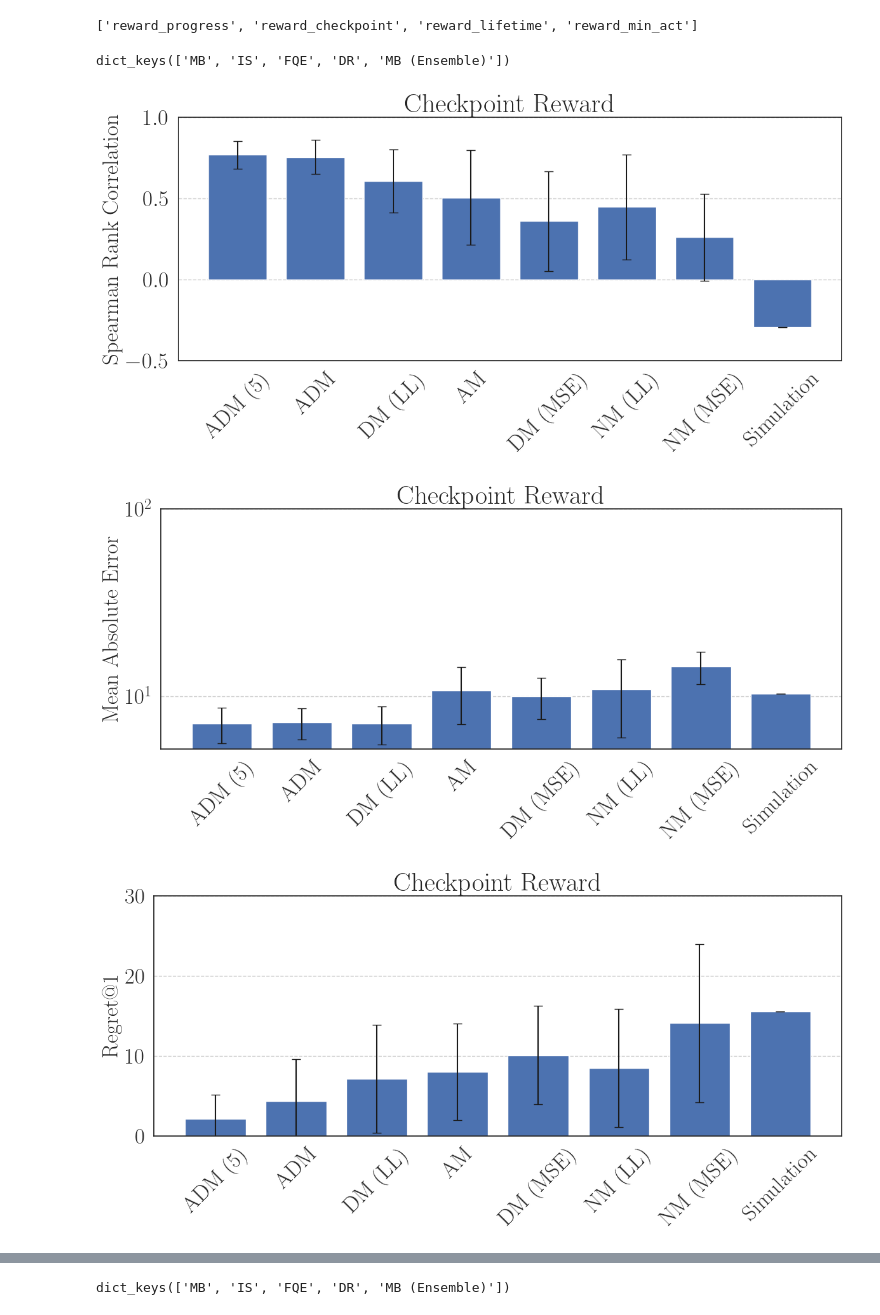
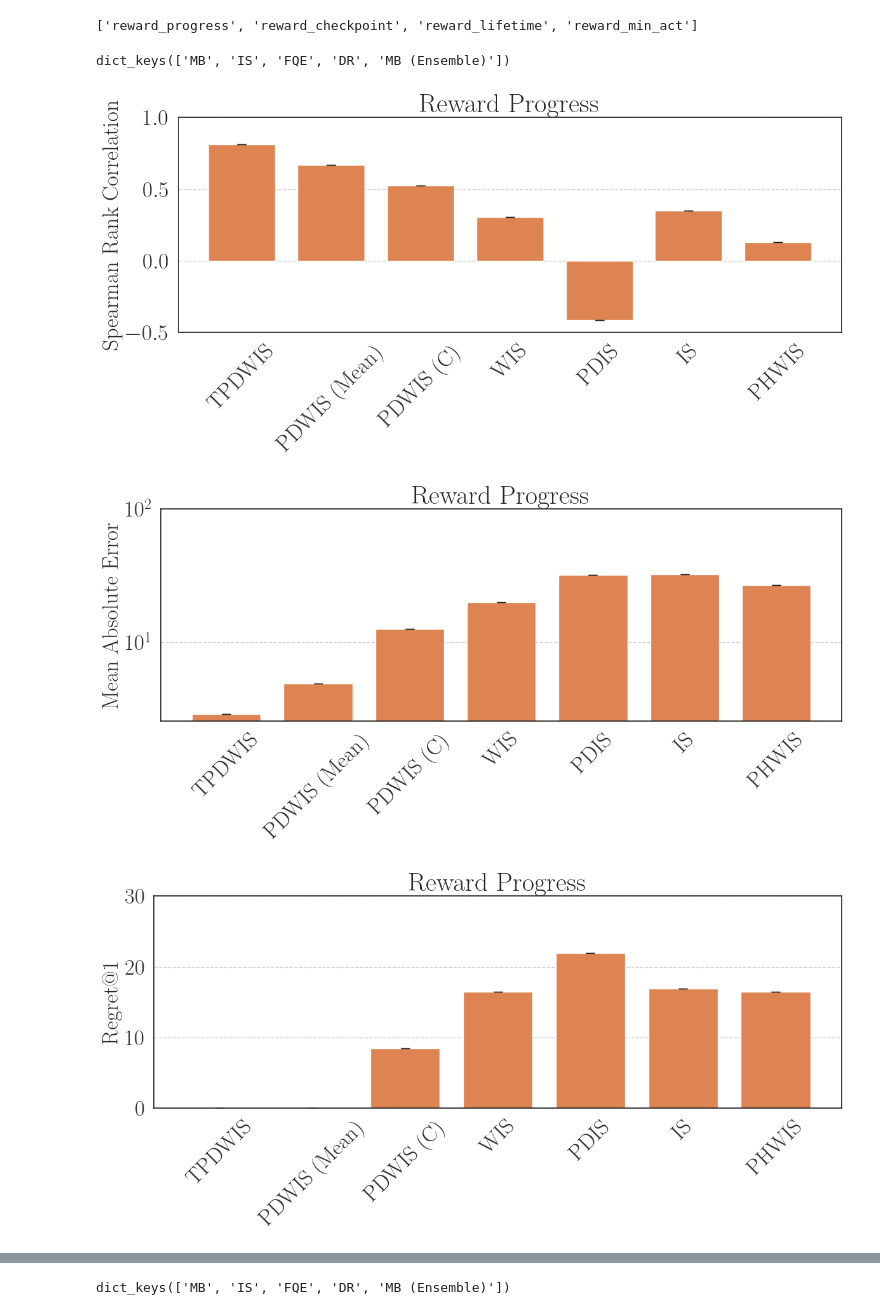
Before and after one commit to HyberionBrew/f110_ope_benchmark, a Jupyter notebook: experiments/final_results.ipynb, the cells around one changed output, grey strips where cells are left out. Drawn from its saved outputs; the diff is of its cells as text; code cells hidden in the pictures.

```diff
--- a/experiments/final_results.ipynb
+++ b/experiments/final_results.ipynb
@@ -51,6 +51,7 @@ is_path = "runs_iw"
 # %%
 # define our rewards
 reward_order =["reward_progress", "reward_checkpoint", "reward_lifetime", "reward_min_act"]
+reward_names = ["Reward Progress", "Reward Checkpoint", "Reward Lifetime", "Reward Minimum Action"]
 # %%
 all_methods = [ mb_methods, is_methods, fqe_methods, dr_methods, mb_methods_ensemble]
 all_paths = [mb_path, is_path, fqe_path, dr_path, mb_path]
@@ -366,24 +350,25 @@ print(reward_order)
 reward = 'reward_checkpoint'
 title = "Checkpoint Reward"
 # %%
-stats = curr_rewards[reward].copy()
-print(stats.keys())
-# remove some of the keys if you are not interested in them
-#stats.pop("MB (Ensemble)")
-# mb_inital color = 0
-# is_inital color = 1
-# fqe_inital color = 2
-# dr_inital color = 3
-# mb_ensemble_inital color = 4
-inital_color = 0
-# only mb stats
-stats_plot = {}
-stats_plot["MB"] = stats["MB"].copy()
-plot_grouped_bars(stats_plot, title=f"{title}", metric="spearman_corr", inital_color=inital_color, save=True)
-plot_grouped_bars(stats_plot, title=f"{title}", metric="abs", inital_color=inital_color, save=True)
-plot_grouped_bars(stats_plot, title=f"{title}", metric="regret@1", inital_color=inital_color, save=True)
+for reward, title in zip(reward_order, reward_names):
+    stats = curr_rewards[reward].copy()
+    print(stats.keys())
+    # remove some of the keys if you are not interested in them
+    #stats.pop("MB (Ensemble)")
+    # mb_inital color = 0
+    # is_inital color = 1
+    # fqe_inital color = 2
+    # dr_inital color = 3
+    # mb_ensemble_inital color = 4
+    inital_color = 1
+    # only mb stats
+    stats_plot = {}
+    stats_plot["IS"] = stats["IS"].copy()
+    plot_grouped_bars(stats_plot, title=f"{title}", metric="spearman_corr", inital_color=inital_color, save=True)
+    plot_grouped_bars(stats_plot, title=f"{title}", metric="abs", inital_color=inital_color, save=True)
+    plot_grouped_bars(stats_plot, title=f"{title}", metric="regret@1", inital_color=inital_color, save=True)
 # %% [output]
 dict_keys(['MB', 'IS', 'FQE', 'DR', 'MB (Ensemble)'])
-[figure, old version]
+[figure, new version]
-[figure, old version]
+[figure, new version]
-[figure, old version]
+[figure, new version]
```
Also changed, not shown: parts of 3 cells of this notebook, 15 other files.
